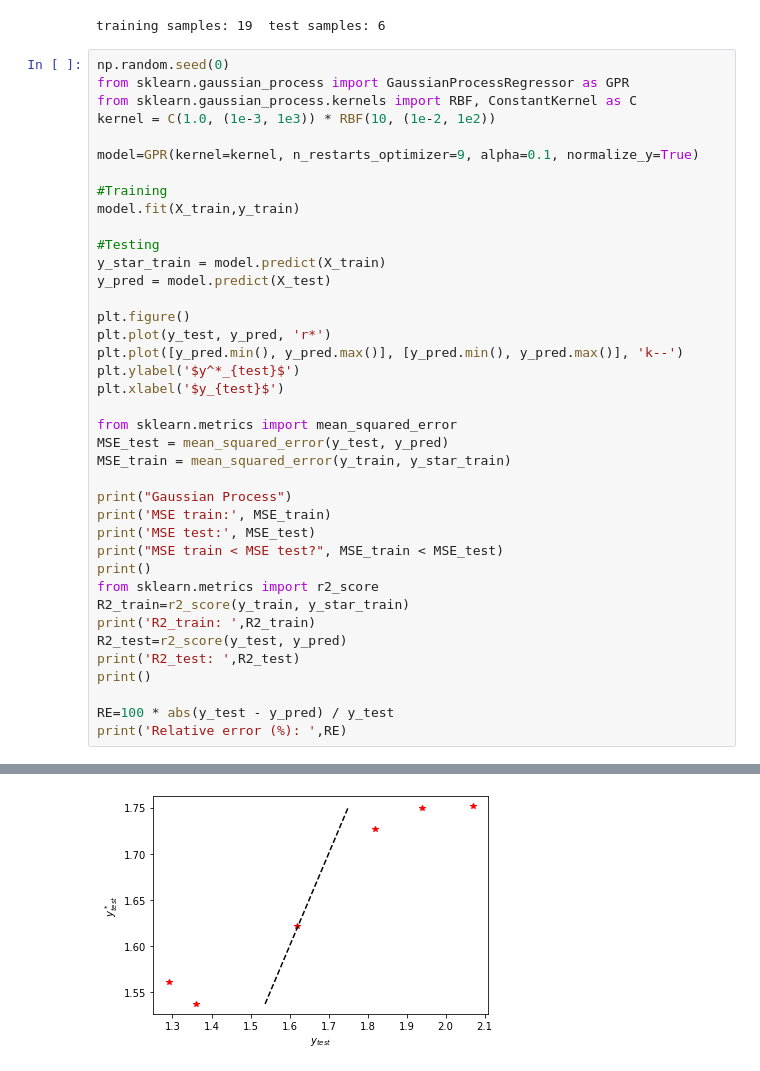
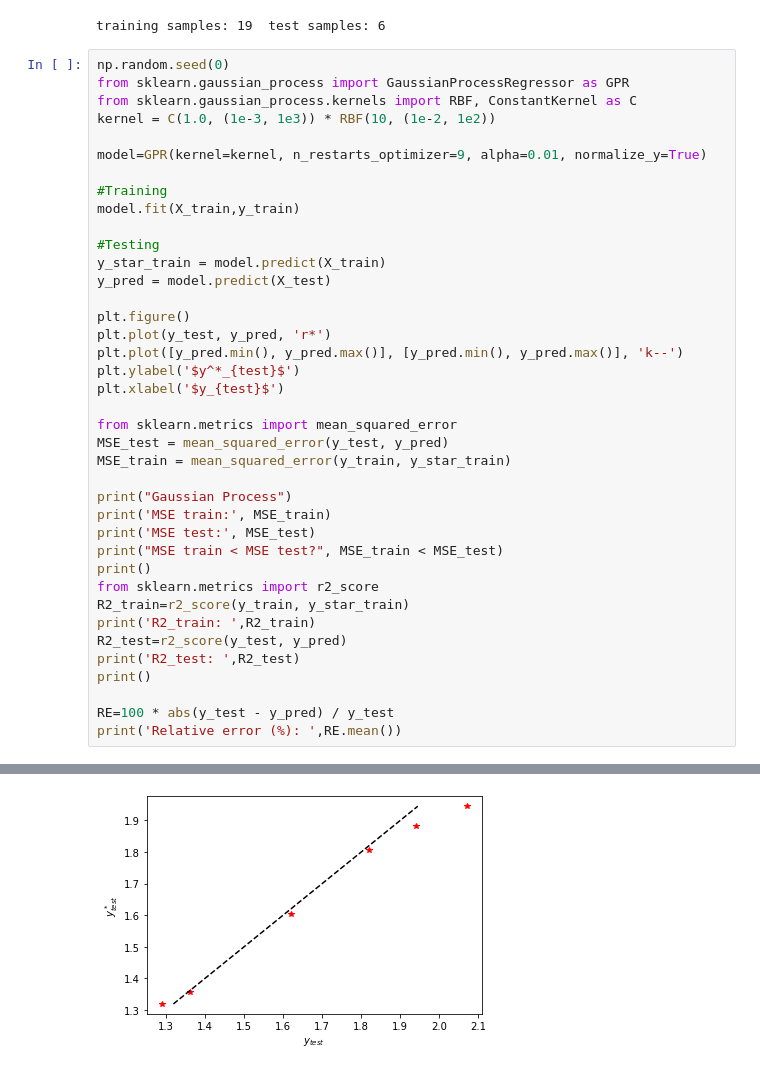
Before and after one commit to GermanOmar/GPs---WAAM, a Jupyter notebook: GPs_WAAM_PvsWW.ipynb, the cells around one changed output, grey strips where cells are left out. Drawn from its saved outputs; the diff is of its cells as text.

```diff
--- a/GPs_WAAM_PvsWW.ipynb
+++ b/GPs_WAAM_PvsWW.ipynb
@@ -253,7 +239,7 @@ from sklearn.gaussian_process import GaussianProcessRegressor as GPR
 from sklearn.gaussian_process.kernels import RBF, ConstantKernel as C
 kernel = C(1.0, (1e-3, 1e3)) * RBF(10, (1e-2, 1e2))
 
-model=GPR(kernel=kernel, n_restarts_optimizer=9, alpha=0.1, normalize_y=True)
+model=GPR(kernel=kernel, n_restarts_optimizer=9, alpha=0.01, normalize_y=True)
 
 #Training
 model.fit(X_train,y_train)
@@ -285,6 +271,6 @@ print('R2_test: ',R2_test)
 print()
 
 RE=100 * abs(y_test - y_pred) / y_test
-print('Relative error (%): ',RE)
+print('Relative error (%): ',RE.mean())
 # %% [output]
 Gaussian Process
@@ -304,4 +285,4 @@ Relative error (%):  [[ 0.0843072 ]
-[figure, old version]
+[figure, new version]
 # %%
 #Tunning hiperparameters (Training data)
 np.random.seed(1)
```
Also changed, not shown: parts of 14 cells of this notebook.
